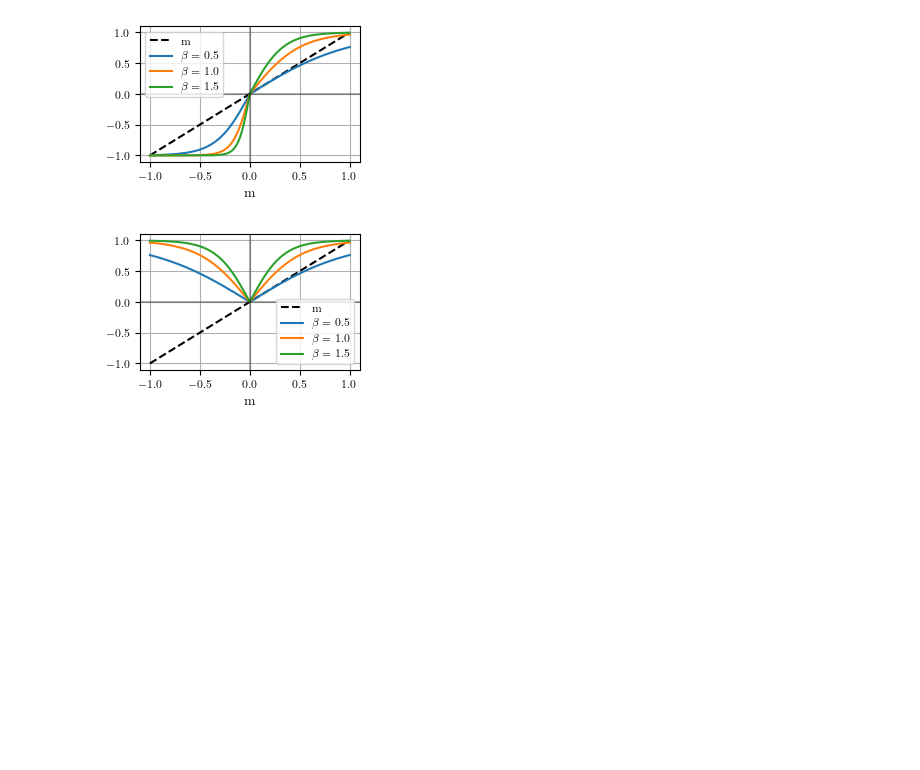
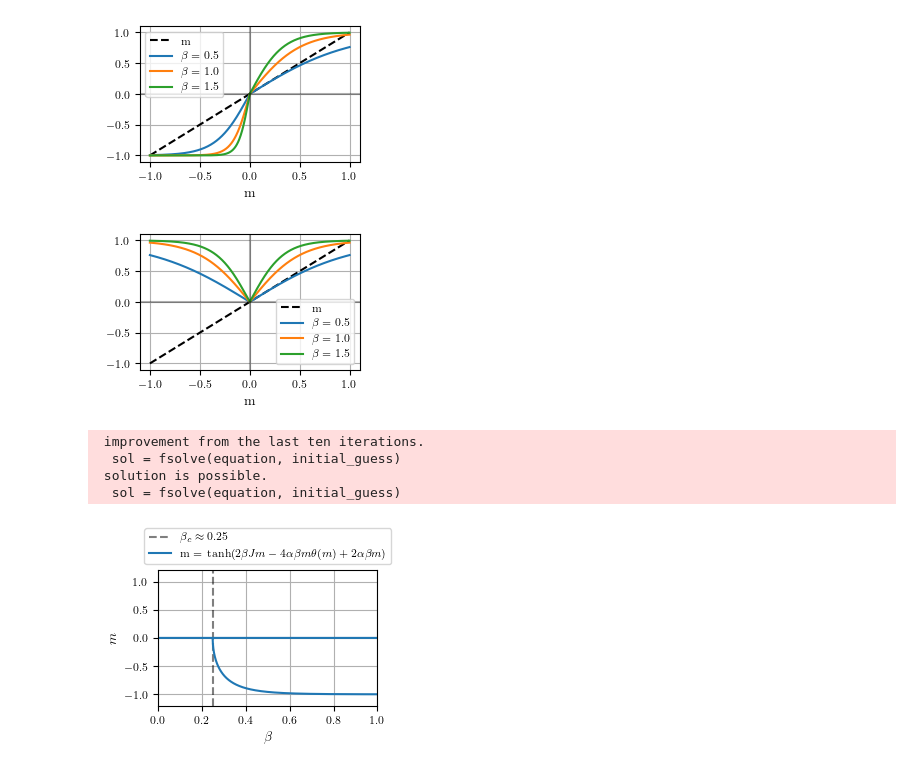
Before and after one commit to eghirardo/ising-markets, a Jupyter notebook: Code/analytical_solution.ipynb, the cells around one changed output. Saved outputs shown, nothing was run; the diff lists cells and outputs as text; code cells hidden in the pictures; blank space fills up the shorter version.

Commit message:
add phase transition plot

```diff
--- a/Code/analytical_solution.ipynb
+++ b/Code/analytical_solution.ipynb
@@ -410,3 +410,72 @@ plt.savefig(os.path.join(image_path, 'bornholdt_rhs_lhs_negative_alpha.pdf'), bb
 plt.show()
 # %% [output]
 [figure]
+# %%
+# Create function to solve the self-consistent equation m = tanh(beta*J*m)
+def solve_magnetization(beta_val, J_val=1.0, alpha_val=1.0):
+    # Define equation to solve: m - tanh(beta*J*m + beta*alpha*(m**2)*(2*Heaviside(m)-1)) = 0
+    def equation(m):
+        return m - np.tanh(2*beta_val * J_val * m - 4*beta_val * alpha_val * m *np.heaviside(m,1) + 2*alpha_val * beta_val * m)
+
+    # Try different initial guesses to find all solutions
+    # For beta > critical, we expect 3 solutions (positive, negative, and m=0)
+    solutions = []
+    for initial_guess in [0.01, 0.5, -0.5]:
+        sol = fsolve(equation, initial_guess)
+        # Only add unique solutions (with some tolerance)
+        if not any(np.isclose(sol, s, atol=1e-6) for s in solutions):
+            solutions.append(sol[0])
+
+    return np.array(solutions)
+
+# Create range of beta values
+beta_upper_limit = 1.0
+eps= 1e-10
+beta_range = np.linspace(0+eps, beta_upper_limit-eps, 5000)
+J_val = 1.0
+alpha_val = 1.0
+
+# Calculate solutions for each beta
+solutions = {}
+for beta_val in beta_range:
+    sols = solve_magnetization(beta_val, J_val, alpha_val)
+    for i, sol in enumerate(sols):
+        if solutions.get(i) is None:
+            solutions[i] = []
+        solutions[i].append((beta_val, sol))
+
+
+beta_critical = (len(solutions[0]) - len(solutions[1]))/len(solutions[0])*beta_upper_limit  # Critical value for J=1 and alpha=1, where the number of solutions changes
+
+
+# create plot and labels
+fig, ax = plt.subplots(figsize=set_size(fraction=0.45))
+
+ax.set_xlabel(r'$\beta$')
+ax.set_ylabel(r'$m$')
+ax.grid(True)
+ax.axhline(y=0, color='k', linestyle='-', alpha=0.3)
+ax.axvline(x=beta_critical, color='k', linestyle='--', alpha=0.5, label=fr'$\beta_c \approx {beta_critical:.2f}$')
+ax.set_xlim(0, beta_upper_limit)
+ax.set_ylim(-1.2, 1.2)
+
+
+for key in solutions.keys():
+    beta_points, m_points = zip(*solutions[key])
+    if key == 0:
+        plt.plot(beta_points, m_points, color='tab:blue', label=r'm = tanh$\left(2\beta J m - 4 \alpha \beta m \theta(m) + 2\alpha \beta m\right)$')
+    else:
+        plt.plot(beta_points, m_points, color='tab:blue')
+
+ax.legend(loc='upper center', bbox_to_anchor=(0.5, 1.35), ncol=1)
+
+
+# Save the figure
+plt.savefig(os.path.join(image_path, 'bornholdt_phase_transition_alpha1.pdf'), bbox_inches='tight')
+plt.show()
+# %% [output]
+ improvement from the last ten iterations.
+  sol = fsolve(equation, initial_guess)
+ solution is possible.
+  sol = fsolve(equation, initial_guess)
+[figure, added]
```
Also changed, not shown: parts of 1 cell of this notebook, 13 other files.
